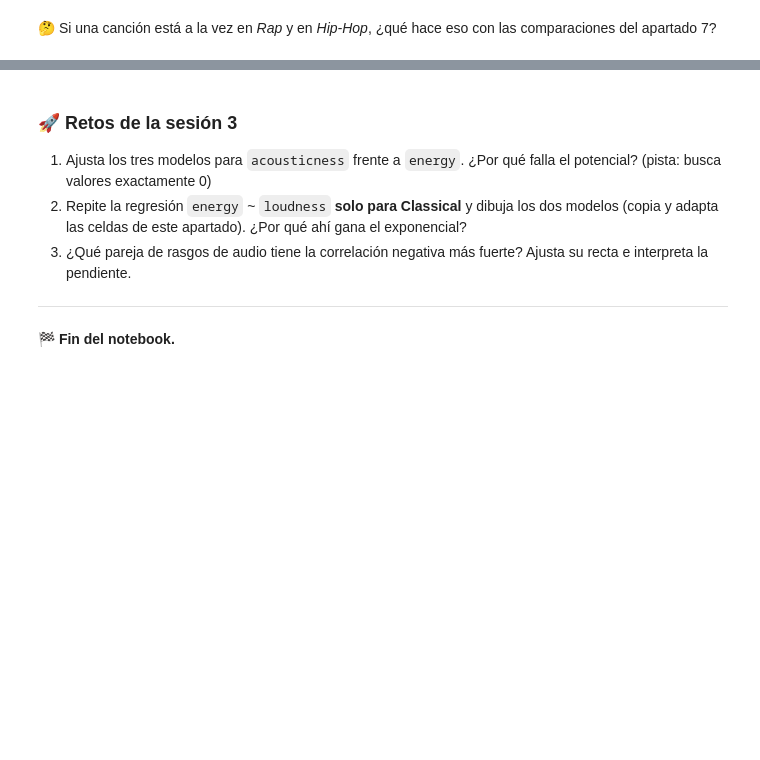
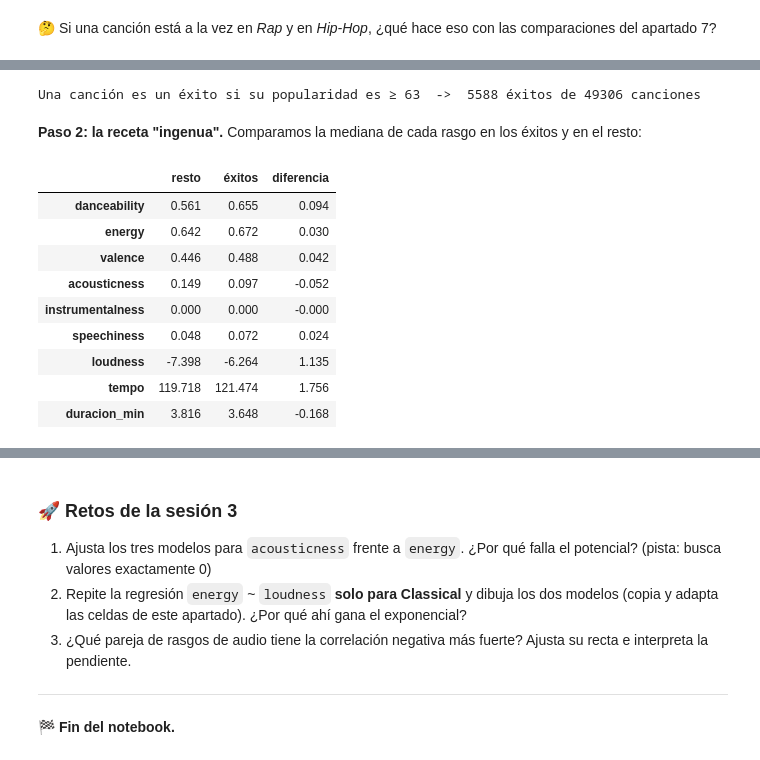
Before and after one commit to DANIFUZZY1975/estadistica-descriptiva-python, a Jupyter notebook: notebooks/03_generos_musicales.ipynb, the cells around one changed output, grey strips where cells are left out. Cells and saved outputs as stored; diff of their text form; code cells hidden in the pictures; blank space fills up the shorter version.

```diff
--- a/notebooks/03_generos_musicales.ipynb
+++ b/notebooks/03_generos_musicales.ipynb
@@ -629,0 +642,26 @@ Canciones repetidas en MÁS DE UN género: 3606
+# %%
+canciones = df[df["popularity"] > 0].copy()
+umbral = canciones["popularity"].quantile(0.90)
+canciones["exito"] = canciones["popularity"] >= umbral
+print(f"Una canción es un éxito si su popularidad es ≥ {umbral:.0f}  ->  {canciones['exito'].sum()} éxitos de {len(canciones)} canciones")
+# %% [output]
+Una canción es un éxito si su popularidad es ≥ 63  ->  5588 éxitos de 49306 canciones
+# %% [markdown]
+**Paso 2: la receta "ingenua".** Comparamos la mediana de cada rasgo en los éxitos y en el resto:
+# %%
+rasgos_exito = ["danceability", "energy", "valence", "acousticness", "instrumentalness", "speechiness", "loudness", "tempo", "duracion_min"]
+receta = canciones.groupby("exito")[rasgos_exito].median().T
+receta.columns = ["resto", "éxitos"]
+receta["diferencia"] = receta["éxitos"] - receta["resto"]
+receta.round(3)
+# %% [output]
+|  | resto | éxitos | diferencia |
+| danceability | 0.561 | 0.655 | 0.094 |
+| energy | 0.642 | 0.672 | 0.030 |
+| valence | 0.446 | 0.488 | 0.042 |
+| acousticness | 0.149 | 0.097 | -0.052 |
+| instrumentalness | 0.000 | 0.000 | -0.000 |
+| speechiness | 0.048 | 0.072 | 0.024 |
+| loudness | -7.398 | -6.264 | 1.135 |
+| tempo | 119.718 | 121.474 | 1.756 |
+| duracion_min | 3.816 | 3.648 | -0.168 |
```
Also changed, not shown: parts of 10 cells of this notebook, 12 other files.
